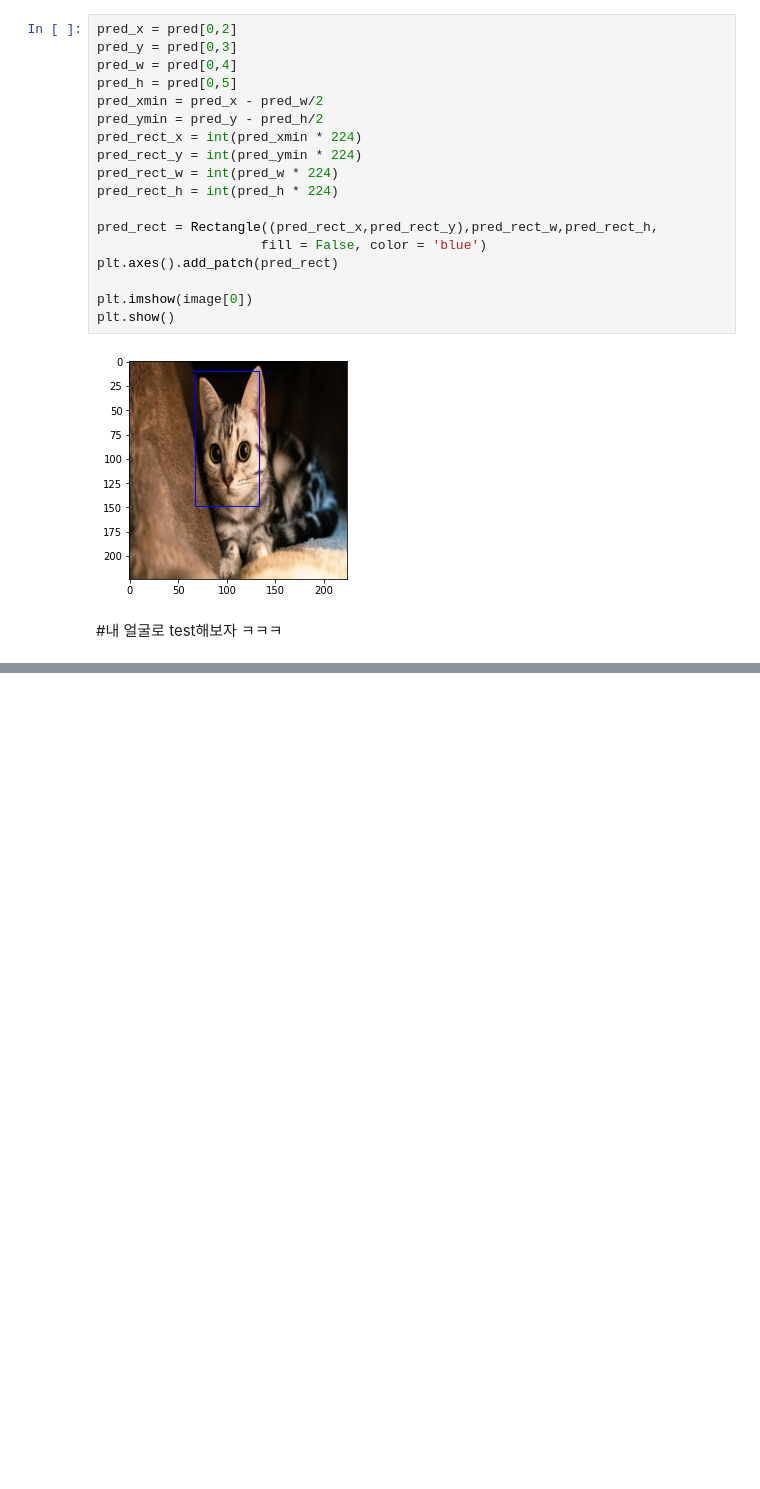
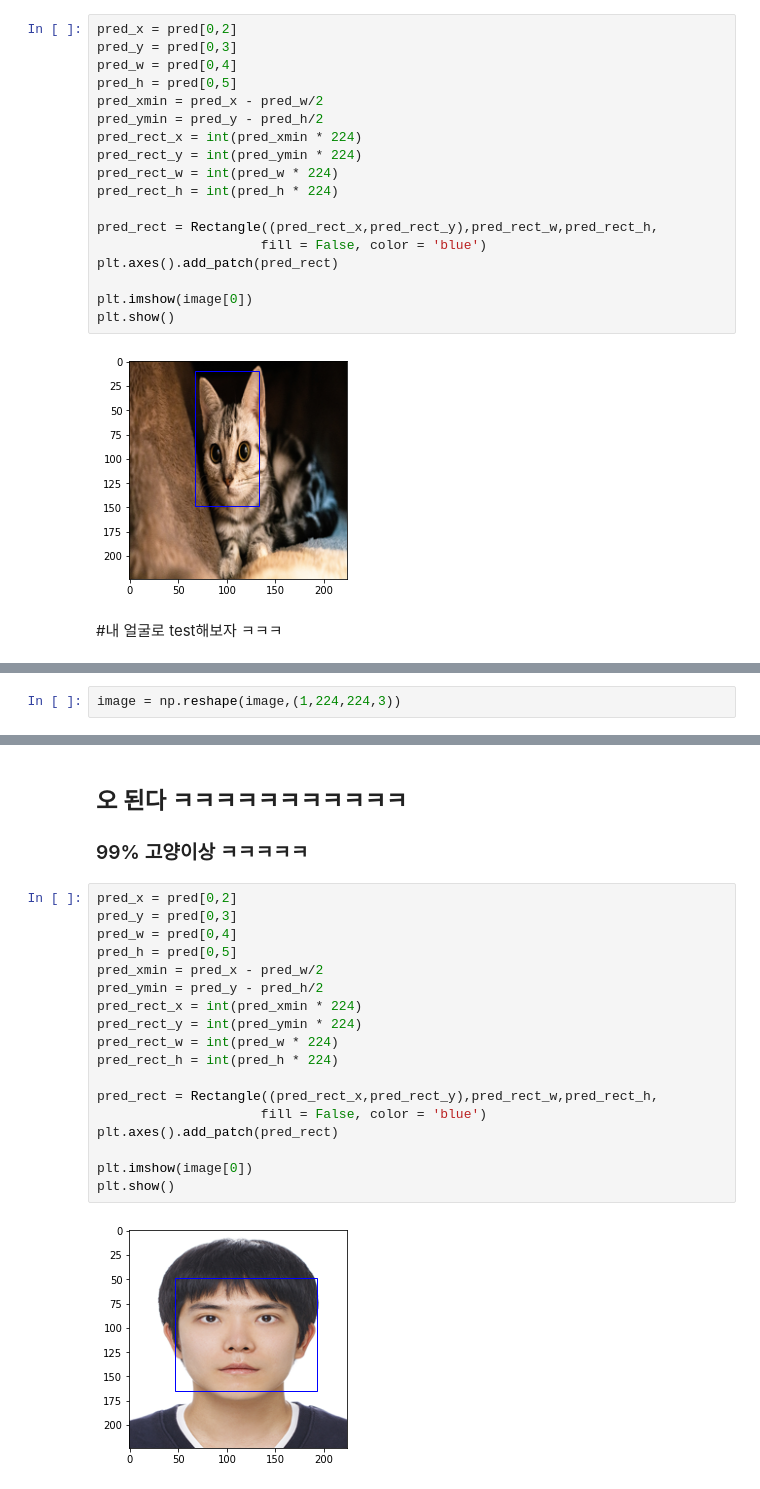
Before and after one commit to joonkeekim/Oxford_IIIT_Pet, a Jupyter notebook: Oxford-IIIT Pet Multi Task Learning.ipynb, the cells around one changed output, grey strips where cells are left out. Cells and saved outputs as stored; diff of their text form; blank space fills up the shorter version.

```diff
--- a/Oxford-IIIT Pet Multi Task Learning.ipynb
+++ b/Oxford-IIIT Pet Multi Task Learning.ipynb
@@ -607,0 +606,2 @@ catcat.jpg   gdrive         IMG_5385.jpg  tfrecord
+# %%
+image = np.reshape(image,(1,224,224,3))
@@ -607,0 +614,24 @@ catcat.jpg   gdrive         IMG_5385.jpg  tfrecord
+# %% [markdown]
+## 오 된다 ㅋㅋㅋㅋㅋㅋㅋㅋㅋㅋㅋ
+
+### 99% 고양이상 ㅋㅋㅋㅋㅋ
+# %%
+pred_x = pred[0,2]
+pred_y = pred[0,3]
+pred_w = pred[0,4]
+pred_h = pred[0,5]
+pred_xmin = pred_x - pred_w/2
+pred_ymin = pred_y - pred_h/2
+pred_rect_x = int(pred_xmin * 224)
+pred_rect_y = int(pred_ymin * 224)
+pred_rect_w = int(pred_w * 224)
+pred_rect_h = int(pred_h * 224)
+
+pred_rect = Rectangle((pred_rect_x,pred_rect_y),pred_rect_w,pred_rect_h,
+                     fill = False, color = 'blue')
+plt.axes().add_patch(pred_rect)
+
+plt.imshow(image[0])
+plt.show()
+# %% [output]
+[figure, added]
```
Also changed, not shown: parts of 4 cells of this notebook.
